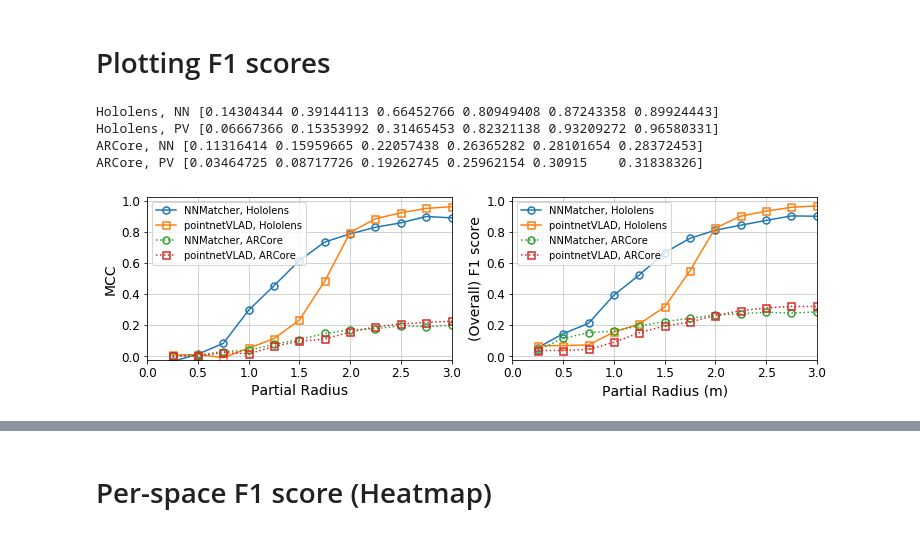
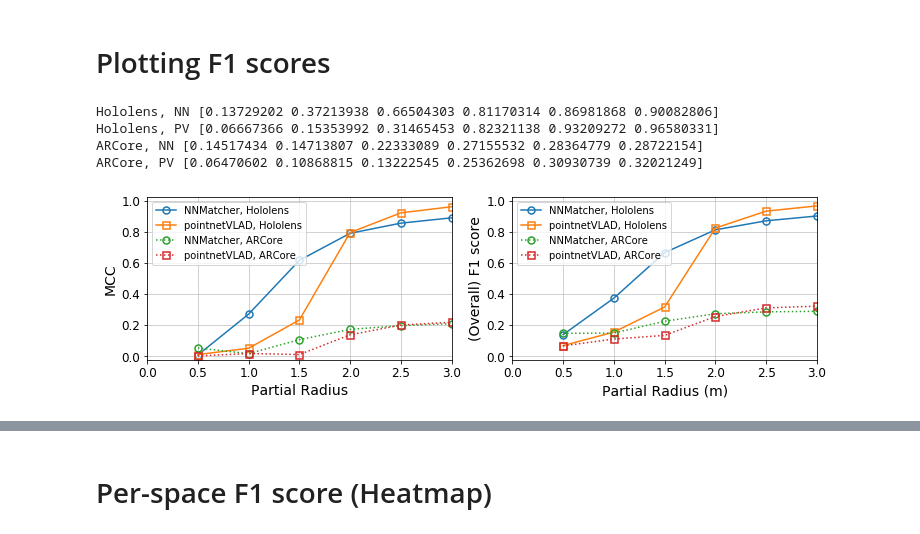
Before and after one commit to spatial-privacy/3d-spatial-privacy, a Jupyter notebook: summary_results-for-ismar.ipynb, the cells around one changed output, grey strips where cells are left out. Drawn from its saved outputs; the diff is of its cells as text; code cells hidden in the pictures.

```diff
--- a/summary_results-for-ismar.ipynb
+++ b/summary_results-for-ismar.ipynb
@@ -551,11 +330,25 @@ with open("testing_results/pointnetvlad/" + "arcore_summary_results.pickle",'wb'
     pickle.dump([arcore_pv_results, arcore_pv_per_space_score, arcore_pv_perf_scores],f)
 # %% [markdown]
 # Plotting F1 scores
+# %%
+#RESULTS
+with open("testing_results/pointnetvlad/arcore_summary_results.pickle",'rb') as f:
+    [arcore_pv_results, arcore_pv_per_space_score, arcore_pv_perf_scores] = pickle.load(f)
+
+with open("testing_results/pointnetvlad/hololens_summary_results.pickle",'rb') as f:
+    [hololens_pv_results, hololens_pv_per_space_score, hololens_pv_perf_scores] = pickle.load(f)
+
+with open("testing_results/nn_matcher/hololens_partials_summary_results.pickle",'rb') as f:
+    [hololens_nn_results, hololens_nn_per_space_score, hololens_nn_perf_scores] = pickle.load(f)
+
+with open("testing_results/nn_matcher/arcore_partials_summary_results.pickle",'rb') as f:
+    [arcore_results_partials, arcore_nn_per_space_score, arcore_nn_perf_scores] = pickle.load(f)
 # %%
 # Using F1 scores
 
 fig=plt.figure(figsize=(12, 3))
 
+"""
 with open("testing_results/pointnetvlad_arcore/" + "arcore_summary_results.pickle",'rb') as f:
     arcore_pv_results, arcore_pv_per_space_score, arcore_pv_perf_scores = pickle.load(f)
 
@@ -567,12 +360,12 @@ with open("testing_results/partial/" + "summary_results_1000.pickle",'rb') as f:
 
 with open("testing_results/nn_matcher_arcore/" + "summary_results.pickle",'rb') as f:
     arcore_results_partials, arcore_nn_per_space_score, arcore_nn_perf_scores = pickle.load(f)
+"""
 
-
-HololensNN = nn_perf_scores
-HololensPV = pointnetvlad_perf_scores
-ARCoreNN = arcore_nn_perf_scores
-ARCorePV = arcore_pv_perf_scores
+HololensNN = np.asarray(hololens_nn_perf_scores)
+HololensPV = np.asarray(hololens_pv_perf_scores)
+ARCoreNN = np.asarray(arcore_nn_perf_scores)
+ARCorePV = np.asarray(arcore_pv_perf_scores)
 
 linewidth = 2.0
 markersize = 8.0
@@ -601,8 +394,8 @@ ax1.plot(
     label = "NNMatcher, Hololens"
 )
 ax1.plot(
-    HololensPV[:,0],
-    HololensPV[:,3],
+    HololensPV[1::2,0],
+    HololensPV[1::2,3],
     '-s',
     linewidth = linewidth,
     fillstyle = 'none',
@@ -620,8 +413,8 @@ ax1.plot(
 )
 
 ax1.plot(
-    ARCorePV[:,0],
-    ARCorePV[:,3],
+    ARCorePV[1::2,0],
+    ARCorePV[1::2,3],
     ':s',
     linewidth = linewidth,
     fillstyle = 'none',
@@ -655,49 +448,49 @@ ax2.plot(
     label = "NNMatcher, Hololens"
 )
 ax2.plot(
-    HololensPV[:,0],
-    HololensPV[:,1],
+    HololensPV[1::2,0],
+    HololensPV[1::2,1],
     '-s',
     linewidth = linewidth,
     fillstyle = 'none',
     mew = linewidth,markersize = markersize,
     label = "pointnetVLAD, Hololens"
 )
 ax2.plot(
     ARCoreNN[:,0],
     ARCoreNN[:,1],
     ':o',
     linewidth = linewidth,
     fillstyle = 'none',
     mew = linewidth,markersize = markersize,
     label = "NNMatcher, ARCore"
 )
 ax2.plot(
-    ARCorePV[:,0],
-    ARCorePV[:,1],
+    ARCorePV[1::2,0],
+    ARCorePV[1::2,1],
     ':s',
     linewidth = linewidth,
     fillstyle = 'none',
     mew = linewidth,markersize = markersize,
     label = "pointnetVLAD, ARCore"
 )
 
 ax2.legend(loc = "best", ncol = 1, fontsize = 10);#, bbox_to_anchor=(1.1, 1.5));
 
 #plt.title("NN-matcher")
 
 #plt.savefig('plots/overall-f1-partials-radius-with-arcore.png', format='png', dpi=300,bbox_inches = 'tight')
 #plt.savefig('plots/overall-f1-partials-radius-with-arcore.pdf', format='pdf', dpi=300,bbox_inches = 'tight')
-print('Hololens, NN', HololensNN[1:12:2,1])
+print('Hololens, NN', HololensNN[:6,1])
 print('Hololens, PV', HololensPV[1:12:2,1])
-print('ARCore, NN', ARCoreNN[1:12:2,1])
+print('ARCore, NN', ARCoreNN[:6,1])
 print('ARCore, PV', ARCorePV[1:12:2,1])
 # %% [output]
-Hololens, NN [0.14304344 0.39144113 0.66452766 0.80949408 0.87243358 0.89924443]
+Hololens, NN [0.13729202 0.37213938 0.66504303 0.81170314 0.86981868 0.90082806]
 Hololens, PV [0.06667366 0.15353992 0.31465453 0.82321138 0.93209272 0.96580331]
-ARCore, NN [0.11316414 0.15959665 0.22057438 0.26365282 0.28101654 0.28372453]
-ARCore, PV [0.03464725 0.08717726 0.19262745 0.25962154 0.30915    0.31838326]
+ARCore, NN [0.14517434 0.14713807 0.22333089 0.27155532 0.28364779 0.28722154]
+ARCore, PV [0.06470602 0.10868815 0.13222545 0.25362698 0.30930739 0.32021249]
-[figure, old version]
+[figure, new version]
 # %%
 # Using F1 scores
 
```
Also changed, not shown: parts of 12 cells of this notebook, 5 other files.
